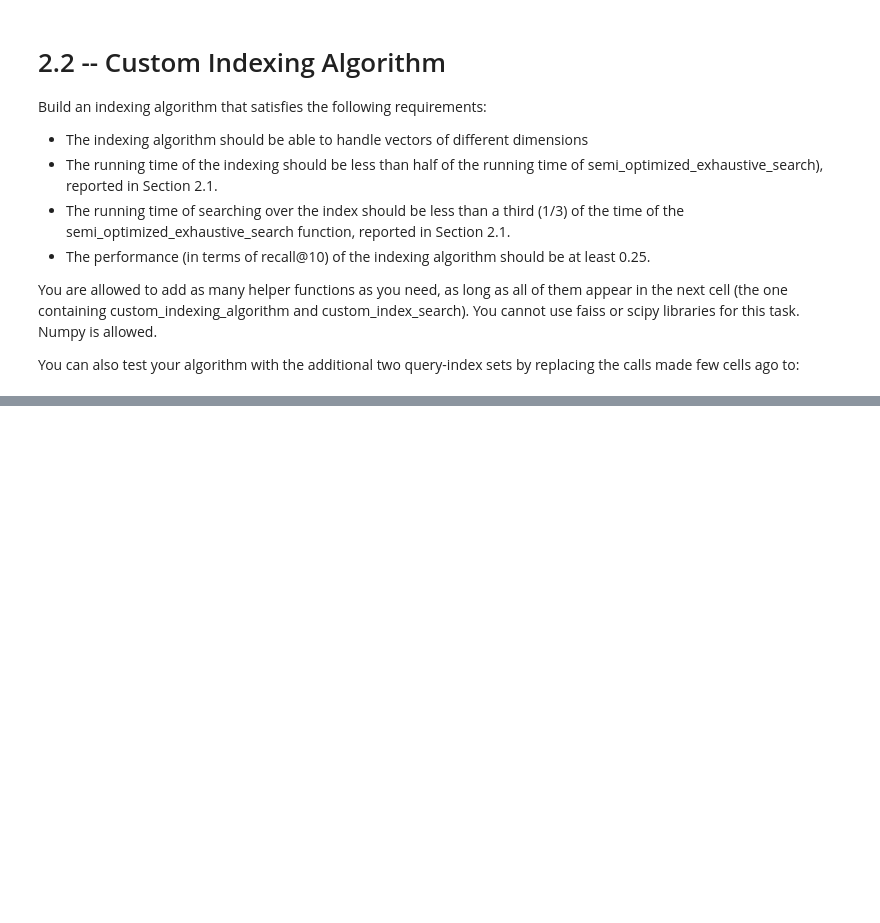
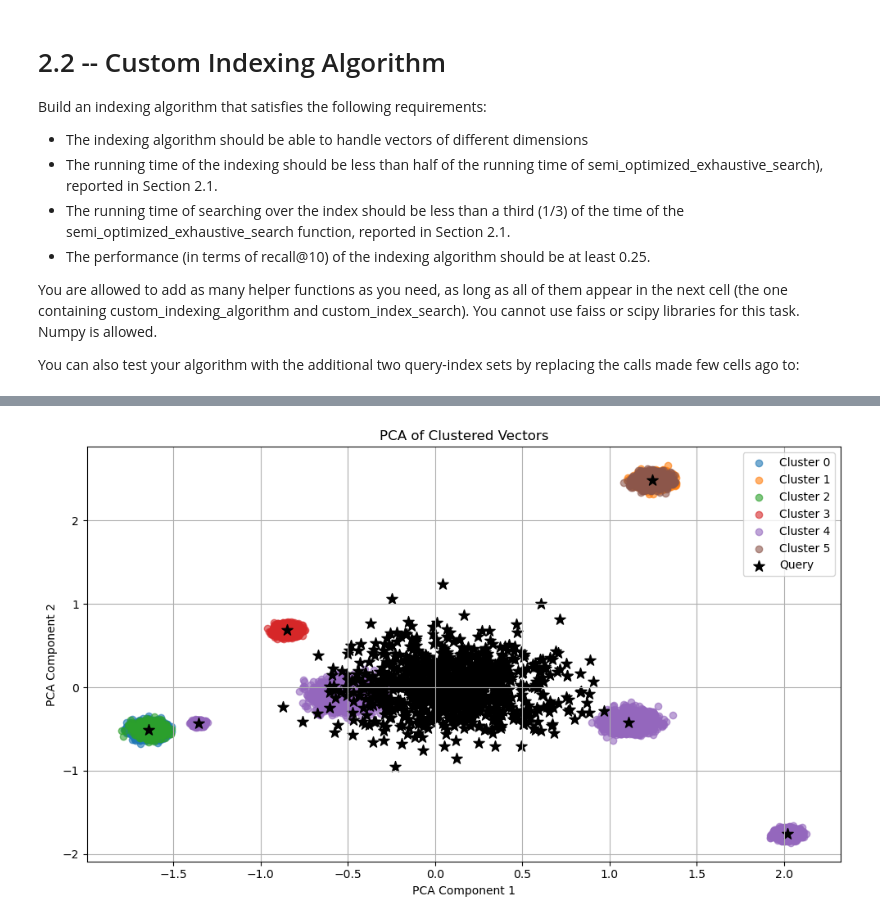
Before and after one commit to zakcory/data-eng-lab, a Jupyter notebook: HW1/Part 2.ipynb, the cells around one changed output, grey strips where cells are left out. Saved outputs shown, nothing was run; the diff lists cells and outputs as text; code cells hidden in the pictures; blank space fills up the shorter version.

```diff
--- a/HW1/Part 2.ipynb
+++ b/HW1/Part 2.ipynb
@@ -152,5 +222,6 @@ def custom_index_search(query_vectors, index, k):
 # %%
 # Add hyperparameters here (if needed)
+N_CLUSTERS = 6
 # %%
 %%time
-custom_index = custom_indexing_algorithm(index_vectors, dim)
+custom_index = custom_indexing_algorithm(index_vectors, dim, N_CLUSTERS)
@@ -161,0 +241,45 @@ print(f"recall@10 for custom_index_search: {compute_recall_at_k(gt_nn, custom_in
+# %%
+from sklearn.decomposition import PCA
+import matplotlib.pyplot as plt
+
+from sklearn.decomposition import PCA
+import matplotlib.pyplot as plt
+
+def plot_clusters_pca(inverted_lists, query_vectors=None):
+    all_vectors = []
+    all_labels = []
+
+    for cluster_id, (vectors, _) in inverted_lists.items():  # unpack (vectors, indices)
+        all_vectors.append(vectors)
+        all_labels.extend([cluster_id] * len(vectors))
+
+    all_vectors = np.vstack(all_vectors)
+    all_labels = np.array(all_labels)
+
+    # Apply PCA to reduce to 2D
+    pca = PCA(n_components=2)
+    reduced = pca.fit_transform(all_vectors)
+
+    # Plot clusters
+    plt.figure(figsize=(10, 6))
+    for cluster_id in np.unique(all_labels):
+        cluster_points = reduced[all_labels == cluster_id]
+        plt.scatter(cluster_points[:, 0], cluster_points[:, 1], label=f"Cluster {cluster_id}", alpha=0.6)
+
+    # Plot query vectors (if given)
+    if query_vectors is not None:
+        query_pca = pca.transform(query_vectors)
+        plt.scatter(query_pca[:, 0], query_pca[:, 1], marker="*", color="black", label="Query", s=100)
+
+    plt.title("PCA of Clustered Vectors")
+    plt.xlabel("PCA Component 1")
+    plt.ylabel("PCA Component 2")
+    plt.legend()
+    plt.grid(True)
+    plt.tight_layout()
+    plt.show()
+
+
+plot_clusters_pca(custom_index[1], query_vectors=query_vectors)
+# %% [output]
+[figure, added]
```
Also changed, not shown: parts of 8 cells of this notebook, 2 other files.
